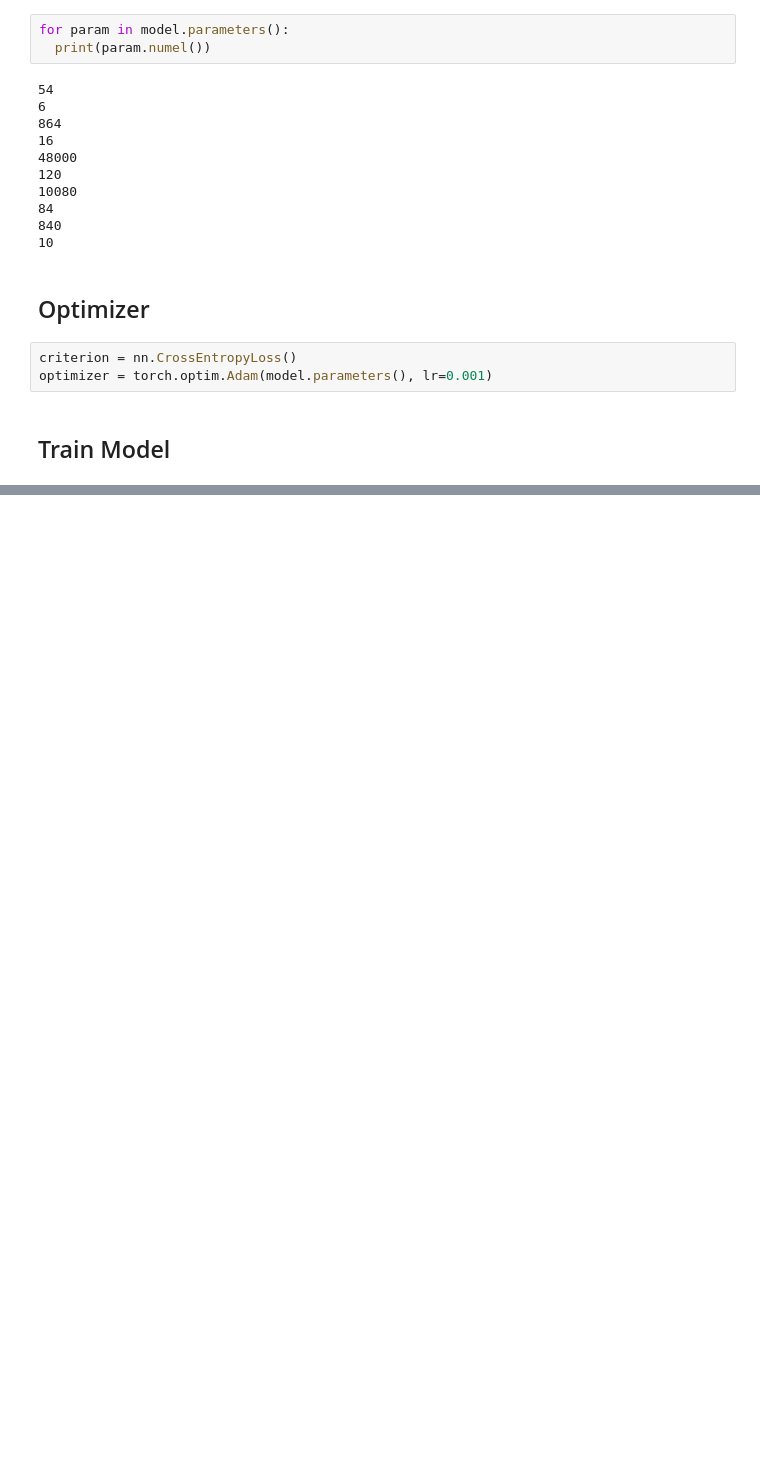
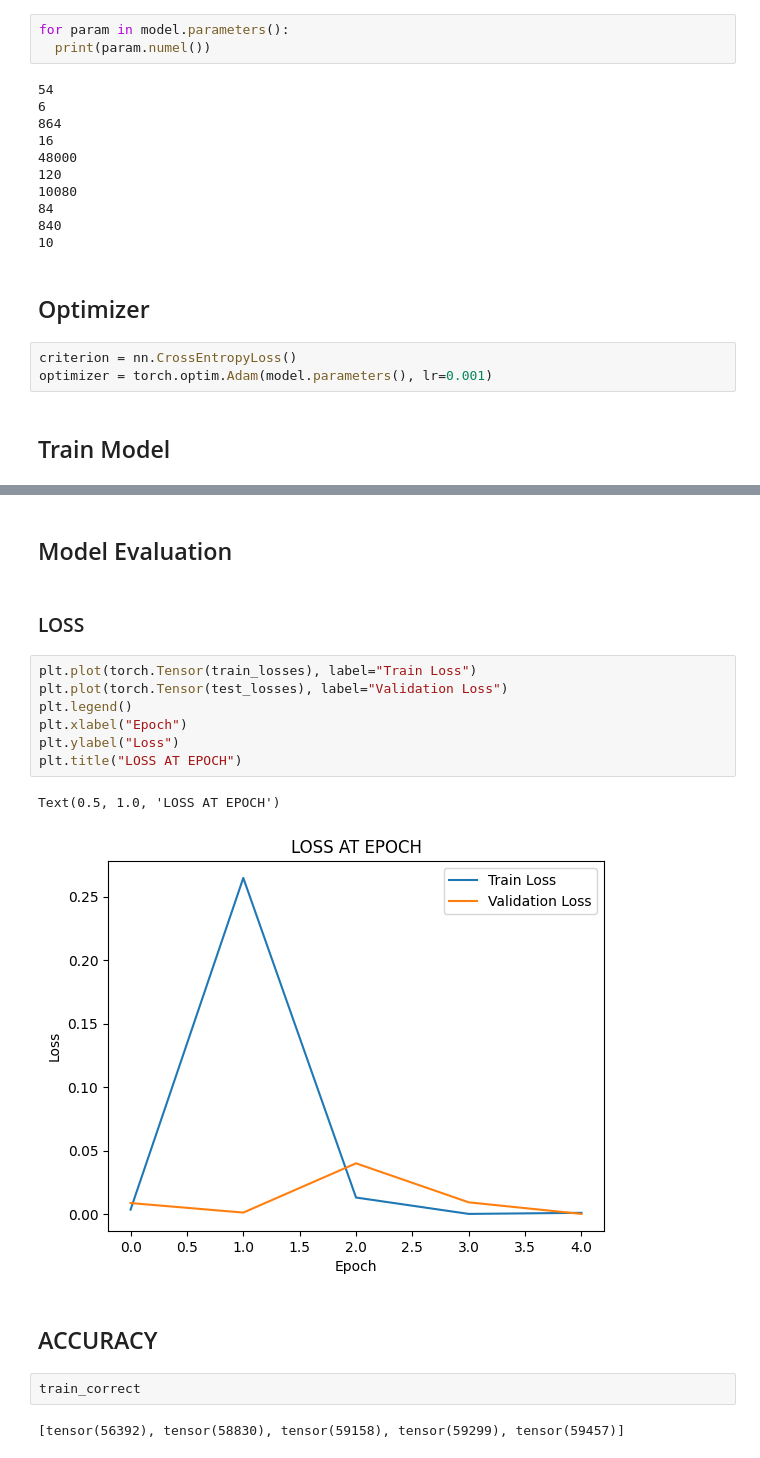
Before and after one commit to Zahed-Golabi/Pytorch, a Jupyter notebook: 03- Convolutional Neural Networks/MNIST with CNN.ipynb, the cells around one changed output, grey strips where cells are left out. Saved outputs shown, nothing was run; the diff lists cells and outputs as text; blank space fills up the shorter version.

Commit message:
accuracy and loss plots

```diff
--- a/03- Convolutional Neural Networks/MNIST with CNN.ipynb
+++ b/03- Convolutional Neural Networks/MNIST with CNN.ipynb
@@ -250,0 +251,20 @@ Training took 3.584729520479838 minutes
+# %% [markdown]
+## Model Evaluation
+# %% [markdown]
+### LOSS
+# %%
+plt.plot(torch.Tensor(train_losses), label="Train Loss")
+plt.plot(torch.Tensor(test_losses), label="Validation Loss")
+plt.legend()
+plt.xlabel("Epoch")
+plt.ylabel("Loss")
+plt.title("LOSS AT EPOCH")
+# %% [output]
+Text(0.5, 1.0, 'LOSS AT EPOCH')
+[figure, added]
+# %% [markdown]
+## ACCURACY
+# %%
+train_correct
+# %% [output]
+[tensor(56392), tensor(58830), tensor(59158), tensor(59299), tensor(59457)]
```
Also changed, not shown: parts of 2 cells of this notebook.
